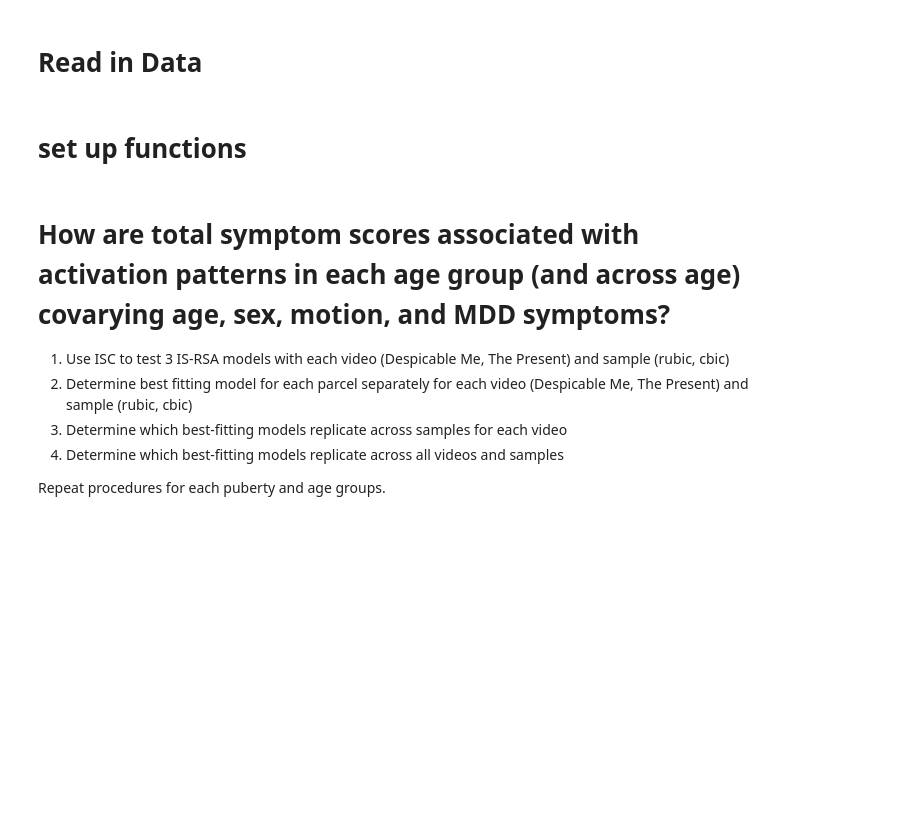
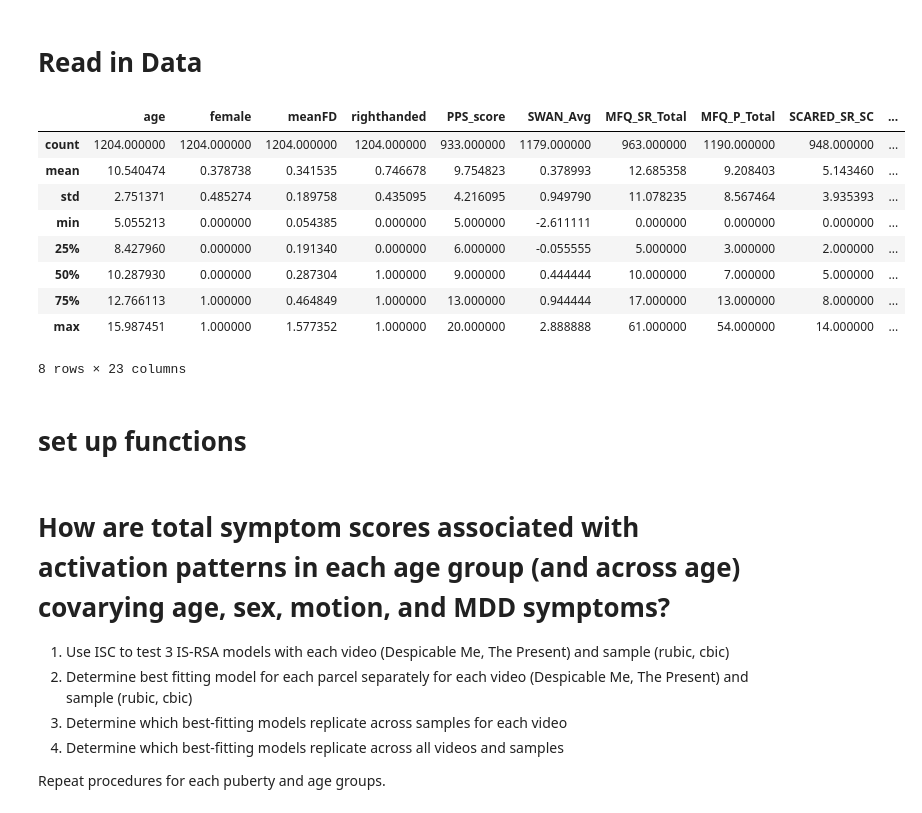
Before and after one commit to catcamacho/hbn_sxs, a Jupyter notebook: 2_IS-RSA.ipynb, the cells around one changed output. Saved outputs shown, nothing was run; the diff lists cells and outputs as text; code cells hidden in the pictures; blank space fills up the shorter version.

```diff
--- a/2_IS-RSA.ipynb
+++ b/2_IS-RSA.ipynb
@@ -99,3 +114,30 @@ subinfo.loc[(subinfo['PPS_score']>=15), 'pub_group'] = 'late'
+# %%
+subinfo['no_dx'] = subinfo['combined_dx'].str.contains('No Diagnosis Given,').replace({True: 1, False: 0})
+subinfo['missing_dx'] = 0
+subinfo.loc[subinfo['combined_dx'].isnull(),'missing_dx'] = 1
+subinfo['dep_dx'] = subinfo['combined_dx'].str.contains('Depressive Disorders').replace({True: 1, False: 0})
+subinfo['anx_dx'] = subinfo['combined_dx'].str.contains('Anxiety Disorders').replace({True: 1, False: 0})
+subinfo['bip_dx'] = subinfo['combined_dx'].str.contains('Bipolar and Related Disorders').replace({True: 1, False: 0})
+subinfo['disrup_dx'] = subinfo['combined_dx'].str.contains('Disruptive, Impulse Control and Conduct Disorders').replace({True: 1, False: 0})
+subinfo['elim_dx'] = subinfo['combined_dx'].str.contains('Elimination Disorders').replace({True: 1, False: 0})
+subinfo['eat_dx'] = subinfo['combined_dx'].str.contains('Eating Disorders').replace({True: 1, False: 0})
+subinfo['learn_dx'] = subinfo['combined_dx'].str.contains('Learning Disorder').replace({True: 1, False: 0})
+subinfo['adhd_dx'] = subinfo['combined_dx'].str.contains('Attention-Deficit/Hyperactivity').replace({True: 1, False: 0})
+subinfo['asd_dx'] = subinfo['combined_dx'].str.contains('Autism Spectrum Disorder').replace({True: 1, False: 0})
+subinfo['obsess_dx'] = subinfo['combined_dx'].str.contains('Obsessive Compulsive and Related Disorders').replace({True: 1, False: 0})
+subinfo['trauma_dx'] = subinfo['combined_dx'].str.contains('Trauma and Stressor Related Disorders').replace({True: 1, False: 0})
+subinfo.describe()
+# %% [output]
+|  | age | female | meanFD | righthanded | PPS_score | SWAN_Avg | MFQ_SR_Total | MFQ_P_Total | SCARED_SR_SC | ... |
+| count | 1204.000000 | 1204.000000 | 1204.000000 | 1204.000000 | 933.000000 | 1179.000000 | 963.000000 | 1190.000000 | 948.000000 | ... |
+| mean | 10.540474 | 0.378738 | 0.341535 | 0.746678 | 9.754823 | 0.378993 | 12.685358 | 9.208403 | 5.143460 | ... |
+| std | 2.751371 | 0.485274 | 0.189758 | 0.435095 | 4.216095 | 0.949790 | 11.078235 | 8.567464 | 3.935393 | ... |
+| min | 5.055213 | 0.000000 | 0.054385 | 0.000000 | 5.000000 | -2.611111 | 0.000000 | 0.000000 | 0.000000 | ... |
+| 25% | 8.427960 | 0.000000 | 0.191340 | 0.000000 | 6.000000 | -0.055555 | 5.000000 | 3.000000 | 2.000000 | ... |
+| 50% | 10.287930 | 0.000000 | 0.287304 | 1.000000 | 9.000000 | 0.444444 | 10.000000 | 7.000000 | 5.000000 | ... |
+| 75% | 12.766113 | 1.000000 | 0.464849 | 1.000000 | 13.000000 | 0.944444 | 17.000000 | 13.000000 | 8.000000 | ... |
+| max | 15.987451 | 1.000000 | 1.577352 | 1.000000 | 20.000000 | 2.888888 | 61.000000 | 54.000000 | 14.000000 | ... |
+8 rows × 23 columns
 # %% [markdown]
 # set up functions
 # %%
```
Also changed, not shown: parts of 17 cells of this notebook, 3 other files.
